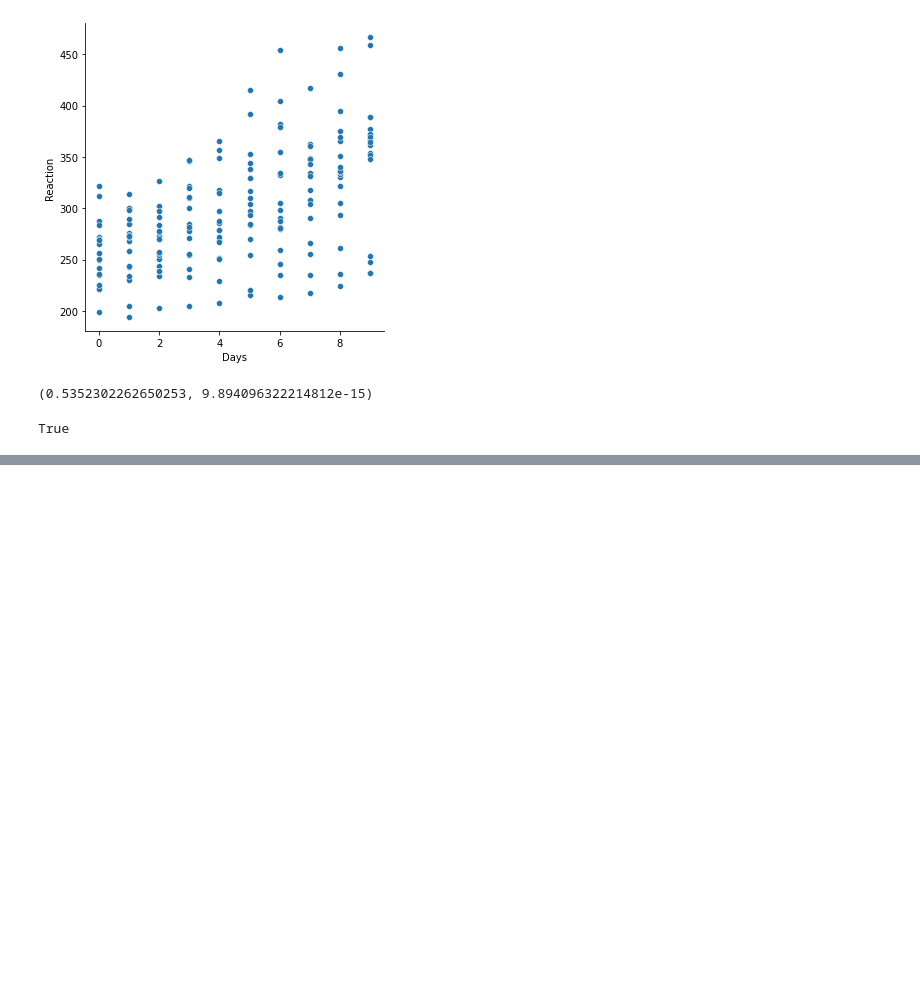
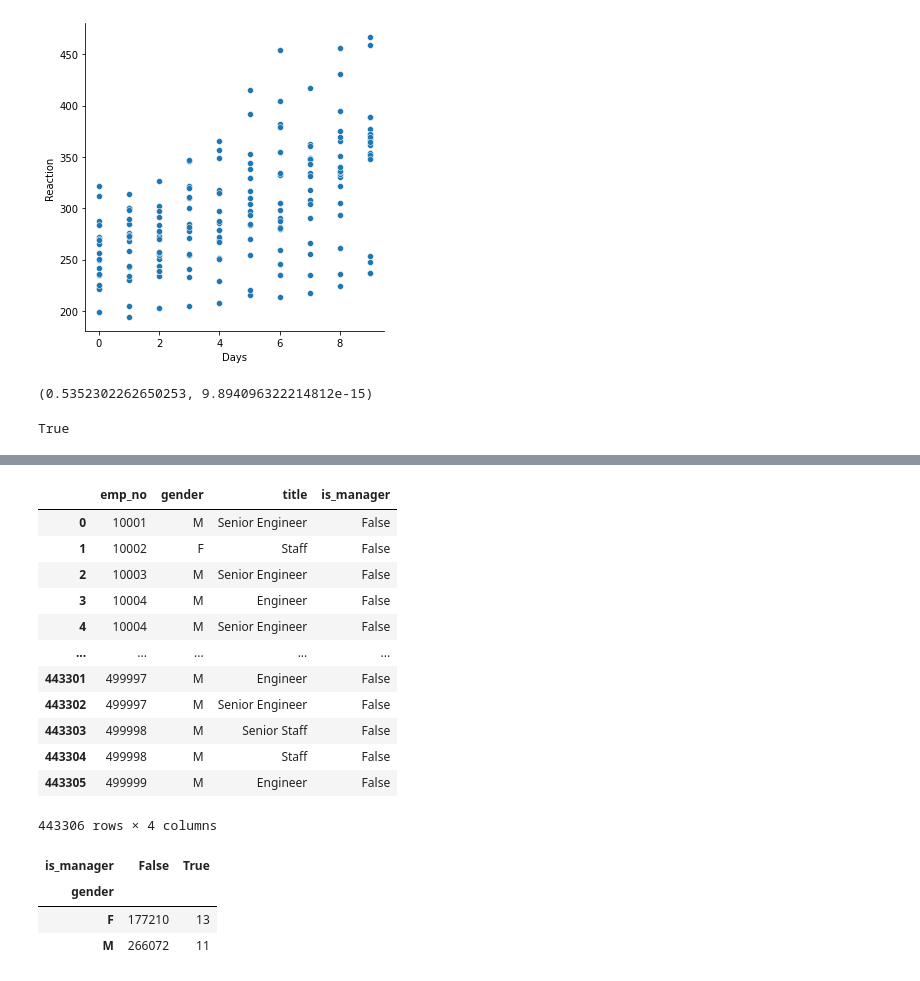
Before and after one commit to greg-maggard/statistics_exercises, a Jupyter notebook: hypothesis_testing.ipynb, the cells around one changed output, grey strips where cells are left out. Drawn from its saved outputs; the diff is of its cells as text; code cells hidden in the pictures; blank space fills up the shorter version.

```diff
--- a/hypothesis_testing.ipynb
+++ b/hypothesis_testing.ipynb
@@ -352,0 +508,34 @@ True
+# %%
+gender_titles = pd.DataFrame(pd.read_sql("""
+SELECT DISTINCT employees.emp_no, employees.gender, titles.title
+FROM employees
+JOIN titles on employees.emp_no = titles.emp_no;
+""", url))
+# %%
+gender_titles['is_manager'] = ''
+# %%
+gender_titles['is_manager'] = gender_titles['title'] == 'Manager'
+# %%
+gender_titles
+# %% [output]
+|  | emp_no | gender | title | is_manager |
+| 0 | 10001 | M | Senior Engineer | False |
+| 1 | 10002 | F | Staff | False |
+| 2 | 10003 | M | Senior Engineer | False |
+| 3 | 10004 | M | Engineer | False |
+| 4 | 10004 | M | Senior Engineer | False |
+| ... | ... | ... | ... | ... |
+| 443301 | 499997 | M | Engineer | False |
+| 443302 | 499997 | M | Senior Engineer | False |
+| 443303 | 499998 | M | Senior Staff | False |
+| 443304 | 499998 | M | Staff | False |
+| 443305 | 499999 | M | Engineer | False |
+443306 rows × 4 columns
+# %%
+gender_titles_contingency = pd.crosstab(gender_titles.gender, gender_titles.is_manager)
+gender_titles_contingency
+# %% [output]
+| is_manager | False | True |
+| gender |  |  |
+| F | 177210 | 13 |
+| M | 266072 | 11 |
```
Also changed, not shown: parts of 55 cells of this notebook, 3 other files.
